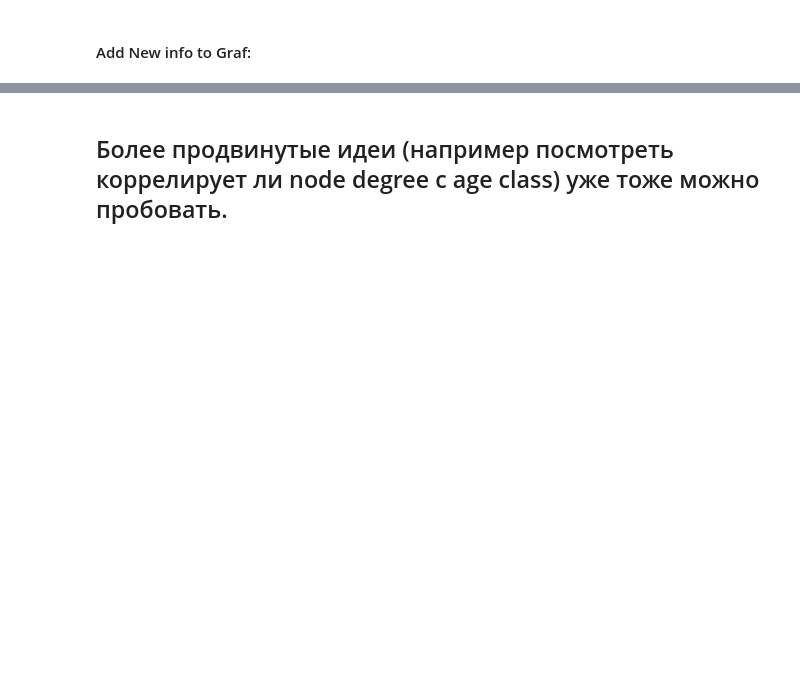
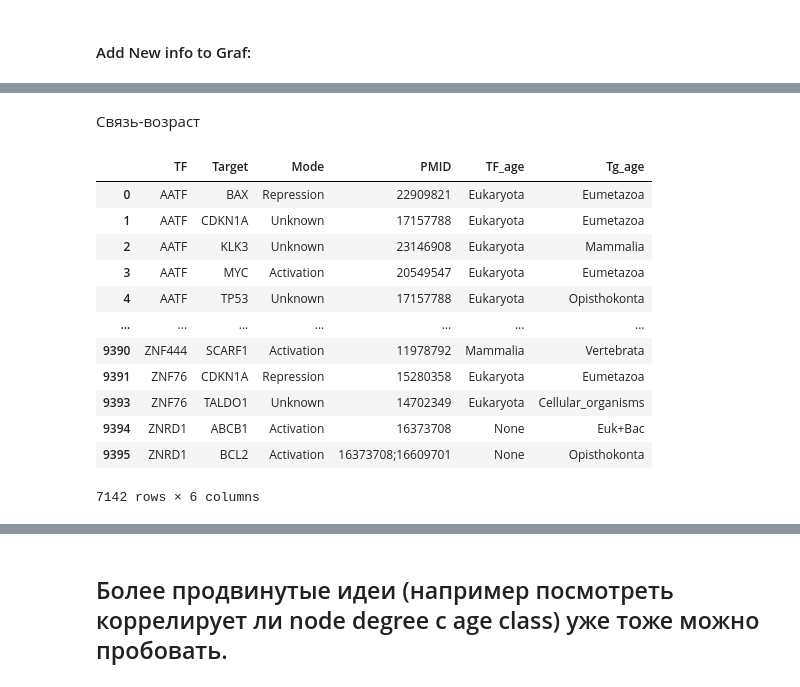
Before and after one commit to Freddsle/age_patterns, a Jupyter notebook: code/02_age_gene_classes.ipynb, the cells around one changed output, grey strips where cells are left out. Drawn from its saved outputs; the diff is of its cells as text; code cells hidden in the pictures; blank space fills up the shorter version.

```diff
--- a/code/02_age_gene_classes.ipynb
+++ b/code/02_age_gene_classes.ipynb
@@ -666,8 +670,8 @@ human_classes.head()
 # %%
-human_prot_genes = human_classes.query('Gene in @human_TFTG')
-#human_prot_genes = human_prot_genes[['Gene', 'modeAge']]
-print(human_prot_genes.shape)
-human_prot_genes
+human_gene_ages = human_classes.query('Gene in @human_TFTG')
+#human_gene_ages = human_gene_ages[['Gene', 'modeAge']]
+print(human_gene_ages.shape)
+human_gene_ages
 # %% [output]
 (2855, 17)
 |  | Protein | Cellular_organisms | Euk_Archaea | Euk+Bac | Eukaryota | Opisthokonta | Eumetazoa | Vertebrata | ... |
@@ -687,0 +748,2 @@ human_prot_genes
+# %% [markdown]
+Связь-возраст
@@ -687,0 +775,17 @@ human_prot_genes
+# %%
+# Есть ребра, где классы не совпадают
+human_data[human_data['TF_age'] != human_data['Tg_age']]
+# %% [output]
+|  | TF | Target | Mode | PMID | TF_age | Tg_age |
+| 0 | AATF | BAX | Repression | 22909821 | Eukaryota | Eumetazoa |
+| 1 | AATF | CDKN1A | Unknown | 17157788 | Eukaryota | Eumetazoa |
+| 2 | AATF | KLK3 | Unknown | 23146908 | Eukaryota | Mammalia |
+| 3 | AATF | MYC | Activation | 20549547 | Eukaryota | Eumetazoa |
+| 4 | AATF | TP53 | Unknown | 17157788 | Eukaryota | Opisthokonta |
+| ... | ... | ... | ... | ... | ... | ... |
+| 9390 | ZNF444 | SCARF1 | Activation | 11978792 | Mammalia | Vertebrata |
+| 9391 | ZNF76 | CDKN1A | Repression | 15280358 | Eukaryota | Eumetazoa |
+| 9393 | ZNF76 | TALDO1 | Unknown | 14702349 | Eukaryota | Cellular_organisms |
+| 9394 | ZNRD1 | ABCB1 | Activation | 16373708 | None | Euk+Bac |
+| 9395 | ZNRD1 | BCL2 | Activation | 16373708;16609701 | None | Opisthokonta |
+7142 rows × 6 columns
```
Also changed, not shown: parts of 89 cells of this notebook, 6 other files.
